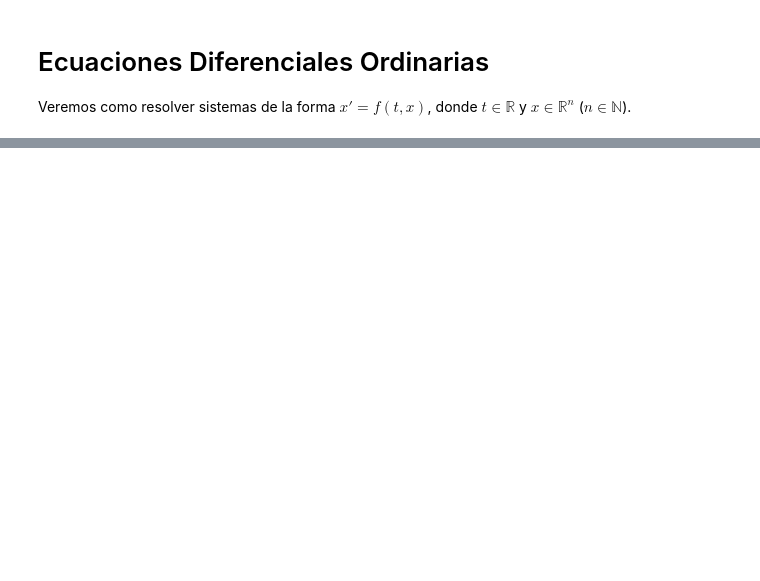
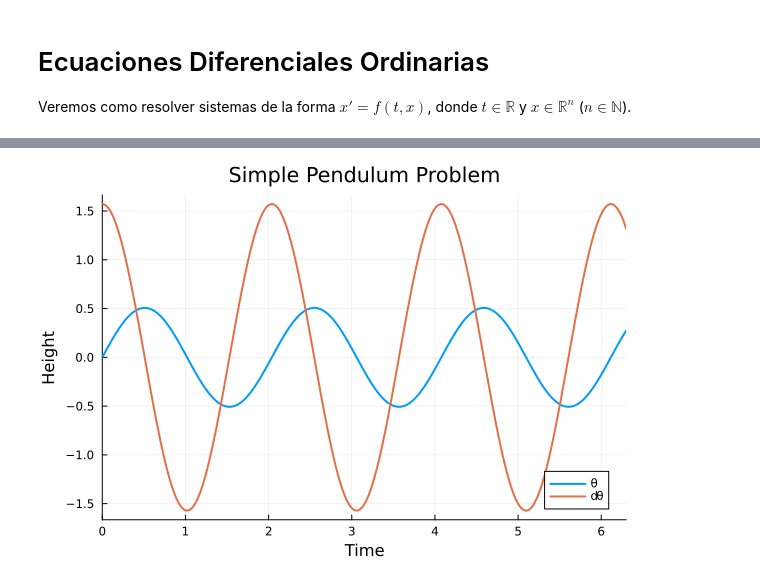
Before and after one commit to martinmestre/TallerJulia, a Jupyter notebook: ejemplo_odes.ipynb, the cells around one changed output, grey strips where cells are left out. Saved outputs shown, nothing was run; the diff lists cells and outputs as text; code cells hidden in the pictures; blank space fills up the shorter version.

Commit message:
Caso n= 1 y n=2 (simple pendulum) agregados.

```diff
--- a/ejemplo_odes.ipynb
+++ b/ejemplo_odes.ipynb
@@ -29,0 +64,27 @@ Precompiling project...
+# %%
+#Constants
+const g = 9.81
+const L = 1.0
+p = [g, L]
+
+#Initial Conditions
+u₀ = [0, π / 2]
+tspan = (0.0, 6.3)
+
+#Define the problem
+function simplependulum(du, u, p, t)
+    θ = u[1]
+    dθ = u[2]
+    du[1] = dθ
+    du[2] = -(p[1] / p[2]) * sin(θ)
+end
+
+#Pass to solvers
+prob = ODEProblem(simplependulum, u₀, tspan, p)
+sol = solve(prob, Tsit5())
+
+#Plot
+plot(sol, linewidth = 2, title = "Simple Pendulum Problem", xaxis = "Time",
+    yaxis = "Height", label = ["\\theta" "d\\theta"])
+# %% [output]
+[figure, added]
```
Also changed, not shown: parts of 6 cells of this notebook, 2 other files.
